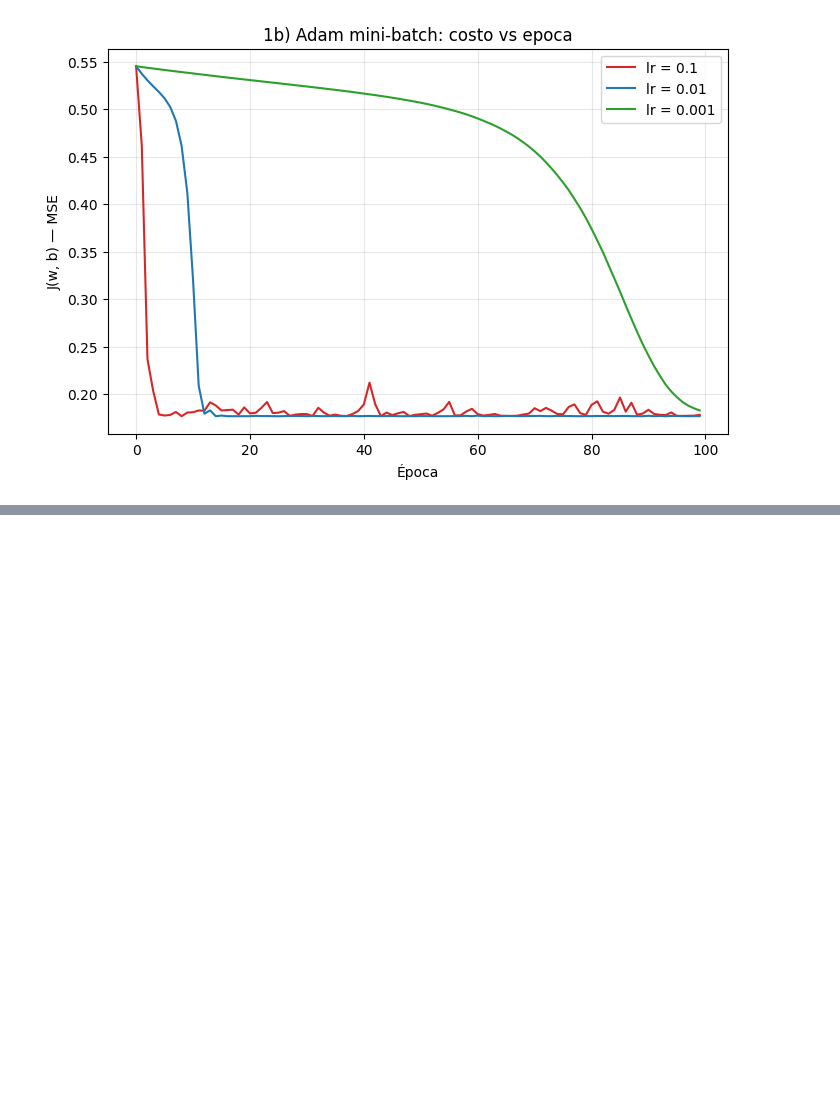
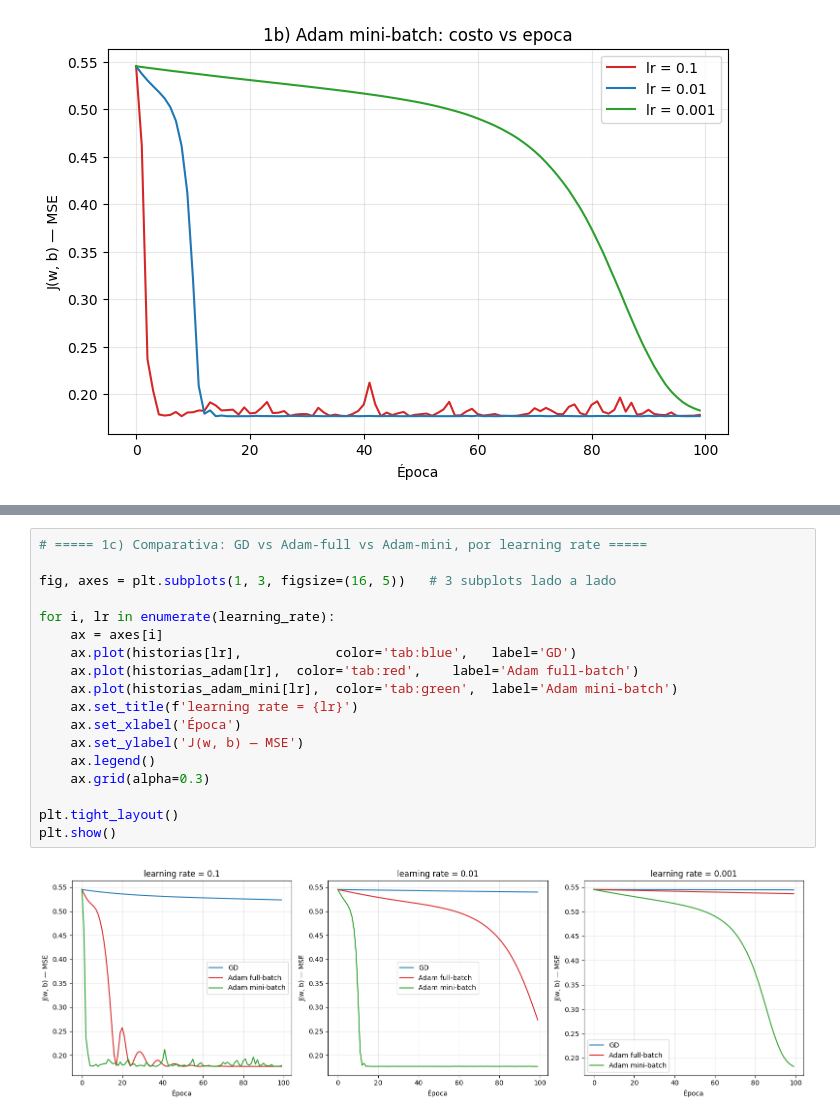
Before and after one commit to bamazonai/aprendizaje_profundo-TPs, a Jupyter notebook: tp1-aprend_prof.ipynb, the cells around one changed output, grey strips where cells are left out. Saved outputs shown, nothing was run; the diff lists cells and outputs as text; blank space fills up the shorter version.

```diff
--- a/tp1-aprend_prof.ipynb
+++ b/tp1-aprend_prof.ipynb
@@ -295,0 +314,20 @@ lr=0.001:  w=0.1387, b=-0.0015,  J final=0.18266
+# %%
+# ===== 1c) Comparativa: GD vs Adam-full vs Adam-mini, por learning rate =====
+
+fig, axes = plt.subplots(1, 3, figsize=(16, 5))   # 3 subplots lado a lado
+
+for i, lr in enumerate(learning_rate):
+    ax = axes[i]
+    ax.plot(historias[lr],            color='tab:blue',   label='GD')
+    ax.plot(historias_adam[lr],  color='tab:red',    label='Adam full-batch')
+    ax.plot(historias_adam_mini[lr],  color='tab:green',  label='Adam mini-batch')
+    ax.set_title(f'learning rate = {lr}')
+    ax.set_xlabel('Época')
+    ax.set_ylabel('J(w, b) — MSE')
+    ax.legend()
+    ax.grid(alpha=0.3)
+
+plt.tight_layout()
+plt.show()
+# %% [output]
+[figure, added]
```
Also changed, not shown: parts of 2 cells of this notebook.
